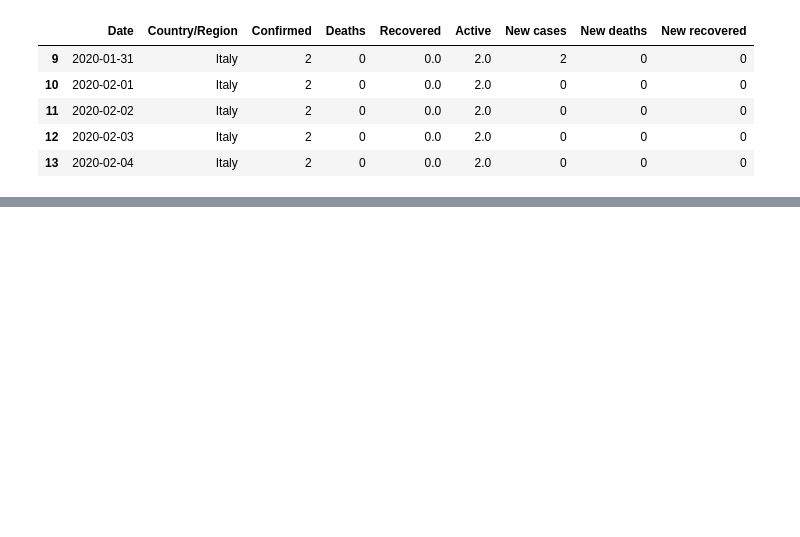
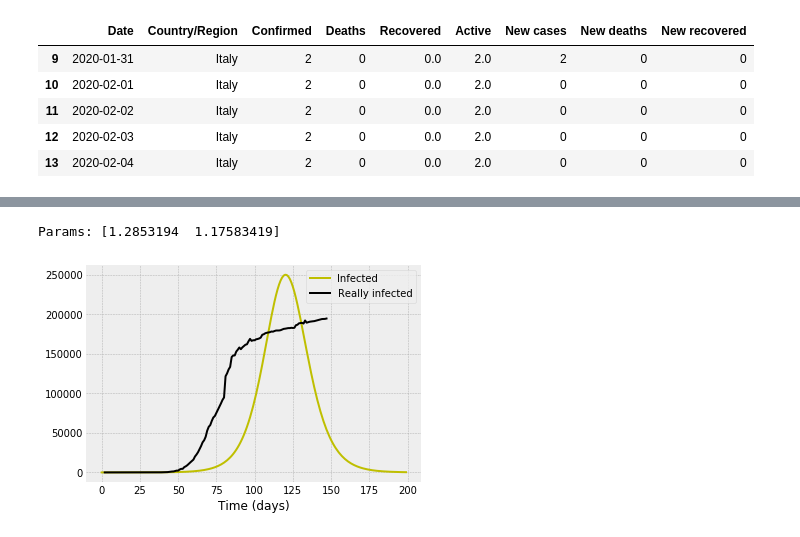
Before and after one commit to klchai/ML_COVID-19, a Jupyter notebook: ML_COVID-19.ipynb, the cells around one changed output, grey strips where cells are left out. Cells and saved outputs as stored; diff of their text form; code cells hidden in the pictures; blank space fills up the shorter version.

```diff
--- a/ML_COVID-19.ipynb
+++ b/ML_COVID-19.ipynb
@@ -499,0 +435,17 @@ plotseird(t_n, S_n, E_n, I_n, R_n)
+# %%
+t = range(france.shape[0])
+N = 67_000_000
+I = france["Confirmed"].to_numpy()
+sir = SIRModel()
+params = sir.fit(t,N,I)
+print("Params:",params)
+# %% [output]
+Params: [1.2853194  1.17583419]
+# %%
+t = range(0,200)
+old_t = range(france.shape[0])
+S_n, I_n, R_n = sir.predict(t,old_t,N,I)
+# %%
+plottest(I_n, france)
+# %% [output]
+[figure, added]
```
Also changed, not shown: parts of 50 cells of this notebook, 3 other files.
